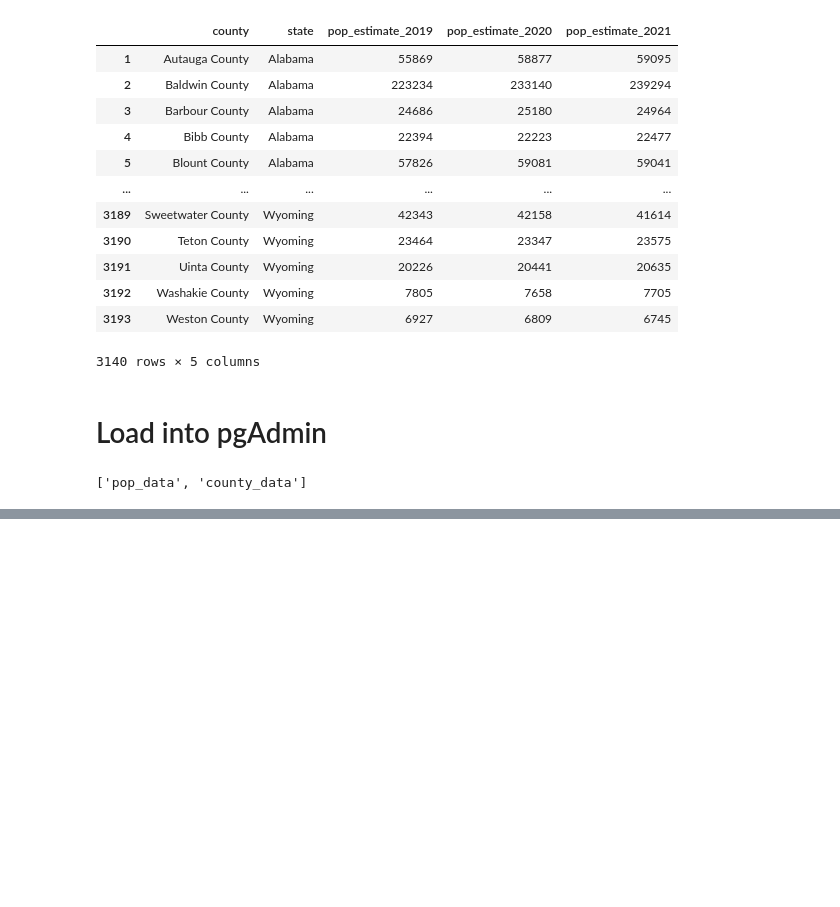
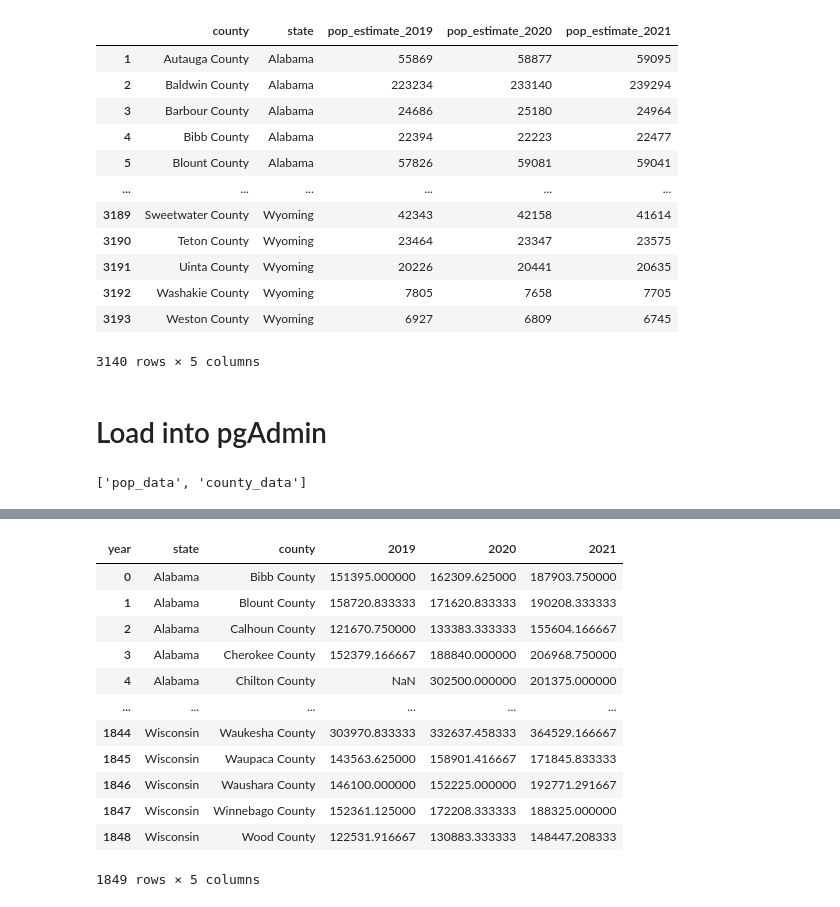
Before and after one commit to mbruns13/redfin_housing_data, a Jupyter notebook: Code/housing_data.ipynb, the cells around one changed output, grey strips where cells are left out. Drawn from its saved outputs; the diff is of its cells as text; code cells hidden in the pictures; blank space fills up the shorter version.

```diff
--- a/Code/housing_data.ipynb
+++ b/Code/housing_data.ipynb
@@ -427,3 +441,11 @@ clean_county_df.to_sql(name='county_data', con=engine, if_exists='append', index
 # %%
 # Load the population estimates DataFrame to the database
 clean_census_df.to_sql(name='pop_data', con=engine, if_exists='append', index=False)
+# %%
+query = """SELECT year, state, county, AVG(median_sale_price)
+FROM county_data
+WHERE property_type = 'All Residential'
+GROUP BY year, state, county
+ORDER BY year, state, county;"""
+# %%
+df = pd.read_sql(query,con=engine)
@@ -429,0 +470,17 @@ clean_census_df.to_sql(name='pop_data', con=engine, if_exists='append', index=Fa
+# %%
+p = p.reset_index()
+p
+# %% [output]
+| year | state | county | 2019 | 2020 | 2021 |
+| 0 | Alabama | Bibb County | 151395.000000 | 162309.625000 | 187903.750000 |
+| 1 | Alabama | Blount County | 158720.833333 | 171620.833333 | 190208.333333 |
+| 2 | Alabama | Calhoun County | 121670.750000 | 133383.333333 | 155604.166667 |
+| 3 | Alabama | Cherokee County | 152379.166667 | 188840.000000 | 206968.750000 |
+| 4 | Alabama | Chilton County | NaN | 302500.000000 | 201375.000000 |
+| ... | ... | ... | ... | ... | ... |
+| 1844 | Wisconsin | Waukesha County | 303970.833333 | 332637.458333 | 364529.166667 |
+| 1845 | Wisconsin | Waupaca County | 143563.625000 | 158901.416667 | 171845.833333 |
+| 1846 | Wisconsin | Waushara County | 146100.000000 | 152225.000000 | 192771.291667 |
+| 1847 | Wisconsin | Winnebago County | 152361.125000 | 172208.333333 | 188325.000000 |
+| 1848 | Wisconsin | Wood County | 122531.916667 | 130883.333333 | 148447.208333 |
+1849 rows × 5 columns
```
Also changed, not shown: parts of 9 cells of this notebook, 1 other file.
